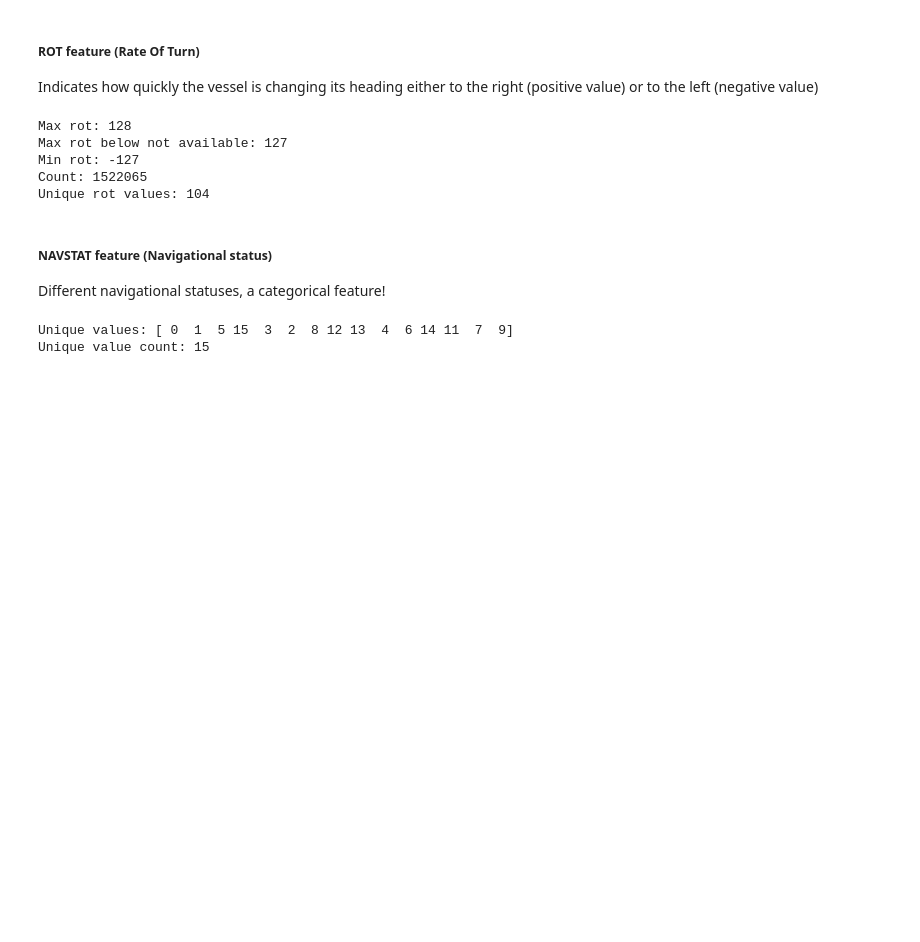
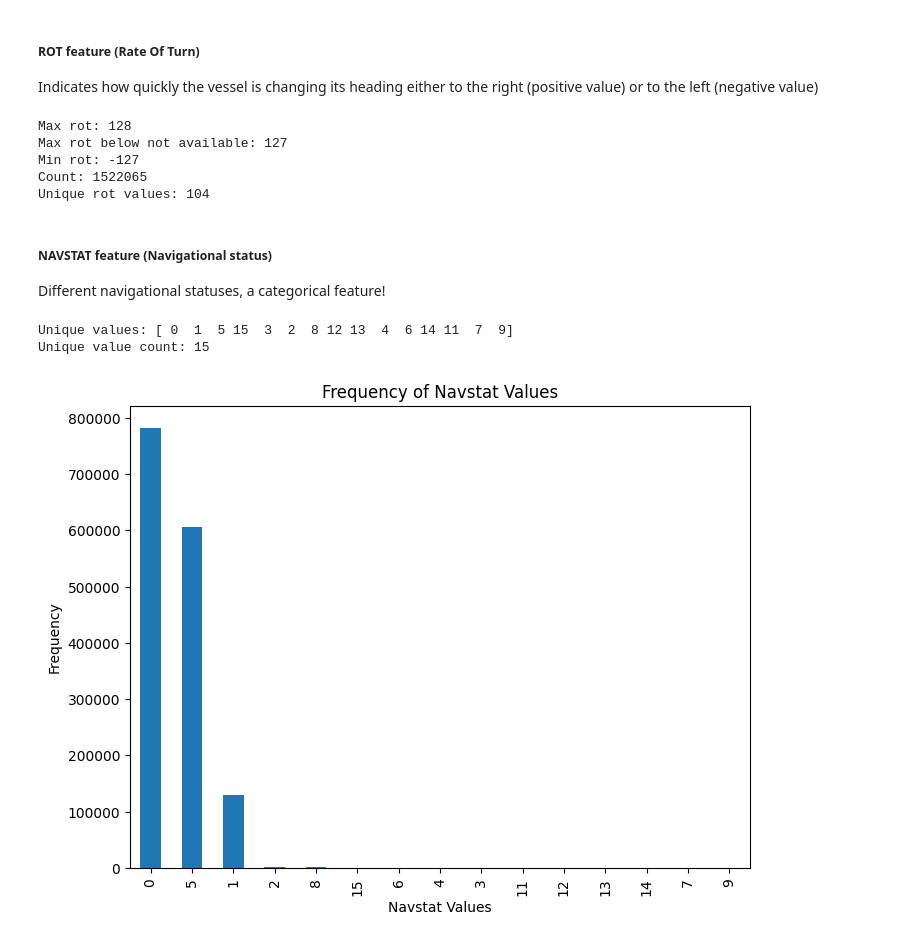
Before and after one commit to javanster/AIS-Vessel-Trajectory-Prediction, a Jupyter notebook: eda.ipynb, the cells around one changed output. Cells and saved outputs as stored; diff of their text form; code cells hidden in the pictures; blank space fills up the shorter version.

```diff
--- a/eda.ipynb
+++ b/eda.ipynb
@@ -8,7 +8,7 @@ from matplotlib_venn import venn2
 # %% [markdown]
 ##### General overview
 # %%
-train_df = pd.read_csv("data/ais_train.csv", sep="|")
+train_df = pd.read_csv("data/original_data/ais_train.csv", sep="|")
 
 train_df.head()
 # %% [output]
@@ -427,8 +427,24 @@ Different navigational statuses, a categorical feature!
 # %%
 unique_navstats = train_df["navstat"].unique()
 
 print(f"Unique values: {unique_navstats}")
 print(f"Unique value count: {len(unique_navstats)}")
+
+navstat_counts = train_df['navstat'].value_counts()
+
+
+# Plot the barplot
+plt.figure(figsize=(8, 6))
+navstat_counts.plot(kind='bar')
+
+# Add labels and title
+plt.xlabel('Navstat Values')
+plt.ylabel('Frequency')
+plt.title('Frequency of Navstat Values')
+
+# Show the plot
+plt.show()
 # %% [output]
 Unique values: [ 0  1  5 15  3  2  8 12 13  4  6 14 11  7  9]
 Unique value count: 15
+[figure, added]
```
Also changed, not shown: parts of 4 cells of this notebook, 3 other files.
